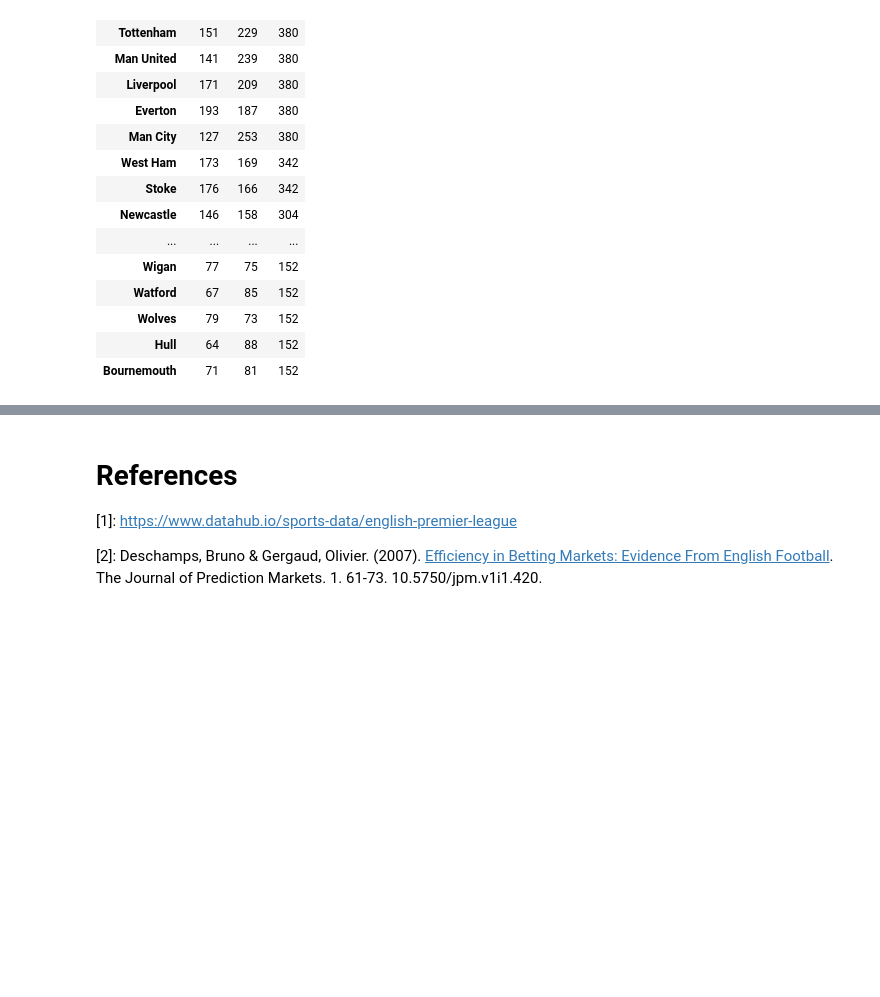
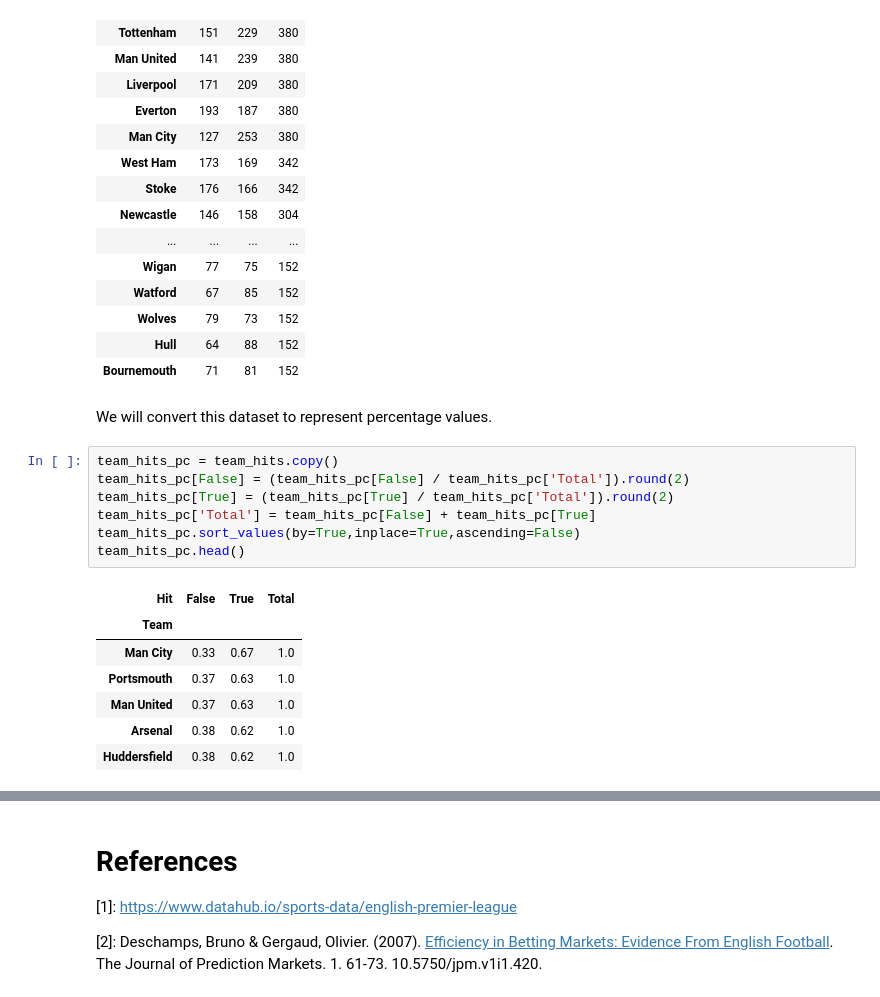
Before and after one commit to arjunmuralidharan/CM2015_PWD, a Jupyter notebook: midterm/midterm.ipynb, the cells around one changed output, grey strips where cells are left out. Cells and saved outputs as stored; diff of their text form; blank space fills up the shorter version.

```diff
--- a/midterm/midterm.ipynb
+++ b/midterm/midterm.ipynb
@@ -303,3 +303,20 @@ team_hits[team_hits['Total'] > 114]
 | Wolves | 79 | 73 | 152 |
 | Hull | 64 | 88 | 152 |
 | Bournemouth | 71 | 81 | 152 |
+# %% [markdown]
+We will convert this dataset to represent percentage values.
+# %%
+team_hits_pc = team_hits.copy()
+team_hits_pc[False] = (team_hits_pc[False] / team_hits_pc['Total']).round(2)
+team_hits_pc[True] = (team_hits_pc[True] / team_hits_pc['Total']).round(2)
+team_hits_pc['Total'] = team_hits_pc[False] + team_hits_pc[True]
+team_hits_pc.sort_values(by=True,inplace=True,ascending=False)
+team_hits_pc.head()
+# %% [output]
+| Hit | False | True | Total |
+| Team |  |  |  |
+| Man City | 0.33 | 0.67 | 1.0 |
+| Portsmouth | 0.37 | 0.63 | 1.0 |
+| Man United | 0.37 | 0.63 | 1.0 |
+| Arsenal | 0.38 | 0.62 | 1.0 |
+| Huddersfield | 0.38 | 0.62 | 1.0 |
```
Also changed, not shown: parts of 4 cells of this notebook.
